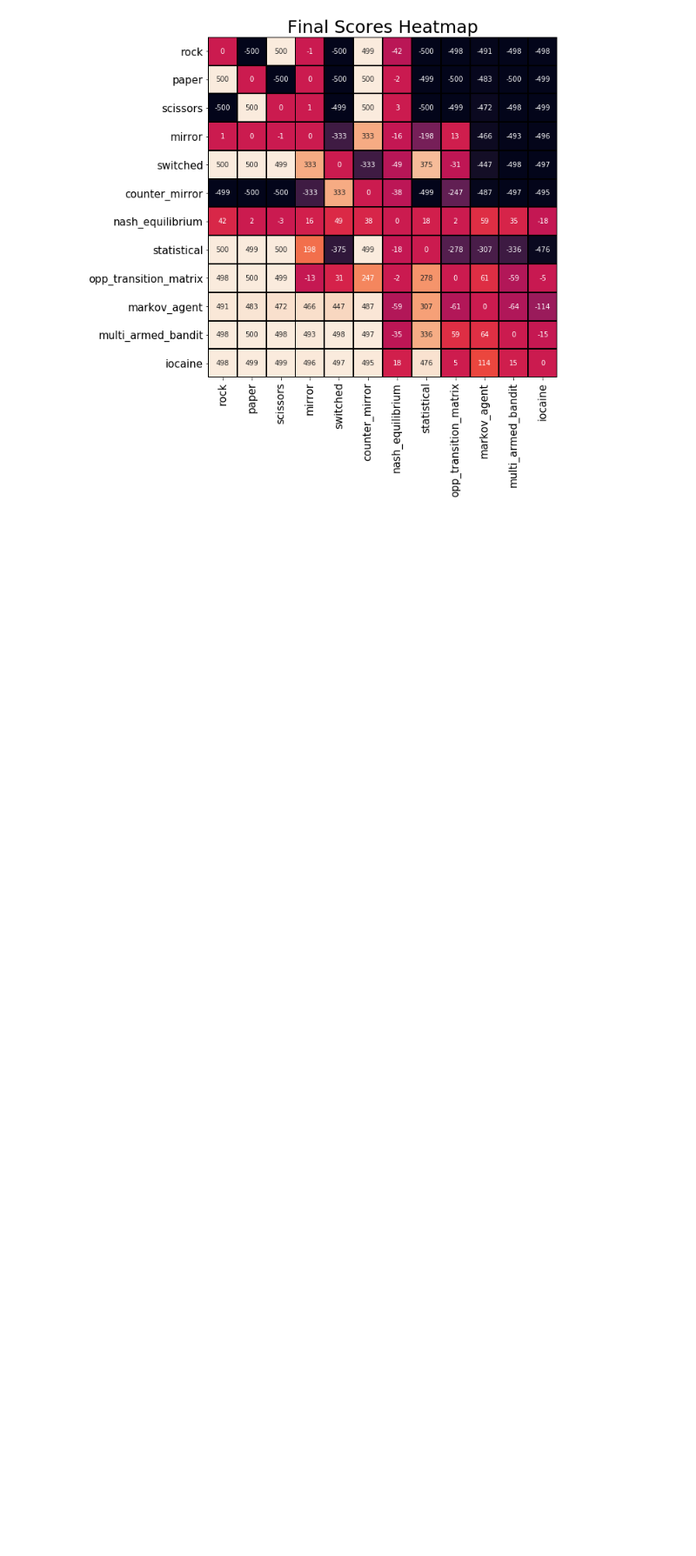
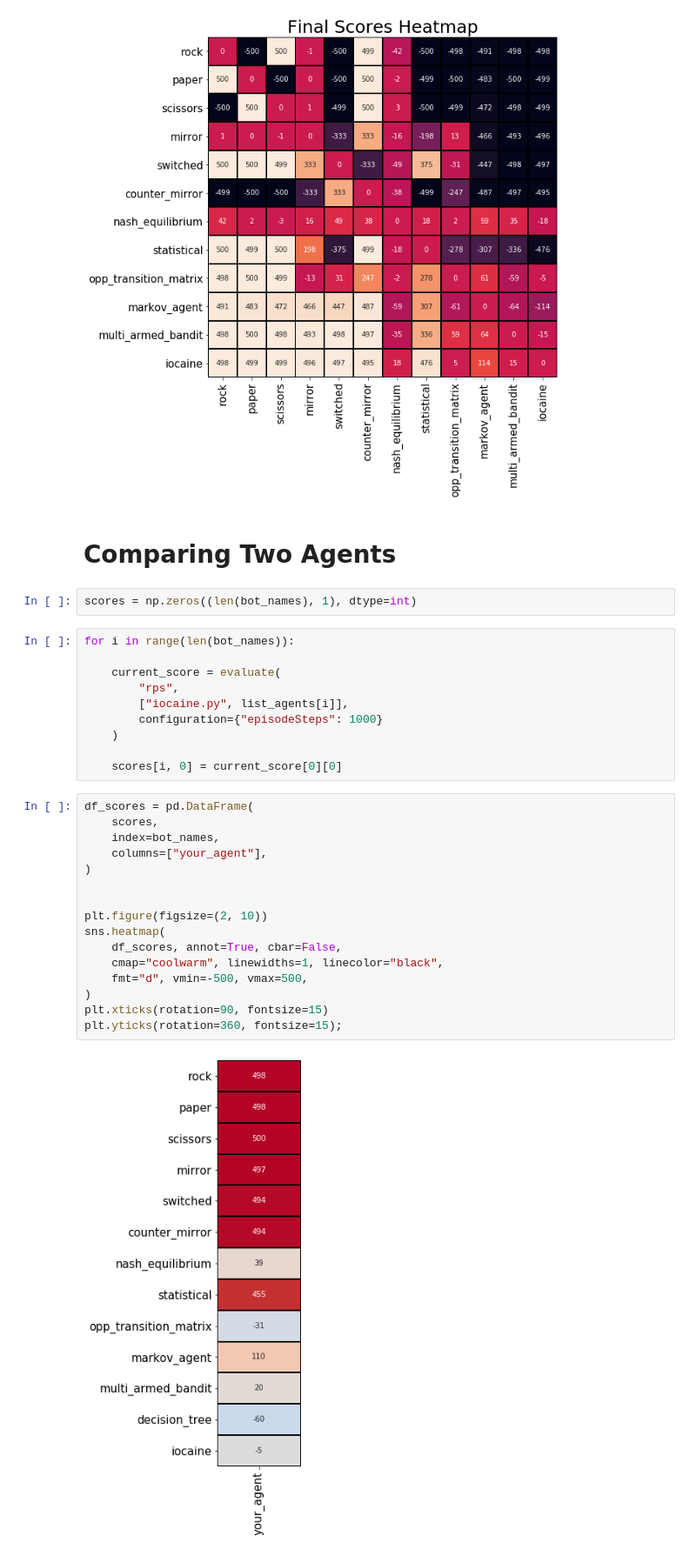
Before and after one commit to WestonKing-Leatham/Rock-Paper-Scissors, a Jupyter notebook: Roshambo.ipynb, the cells around one changed output. Shown at 87% size. Drawn from its saved outputs; the diff is of its cells as text; blank space fills up the shorter version.

Commit message:
Can now test single agent vs all

```diff
--- a/Roshambo.ipynb
+++ b/Roshambo.ipynb
@@ -968,6 +968,38 @@ plt.xticks(rotation=90, fontsize=15)
 plt.yticks(fontsize=15);
 # %% [output]
 [figure]
+# %% [markdown]
+# Comparing Two  Agents
+# %%
+scores = np.zeros((len(bot_names), 1), dtype=int)
+# %%
+for i in range(len(bot_names)):
+
+    current_score = evaluate(
+        "rps",
+        ["iocaine.py", list_agents[i]],
+        configuration={"episodeSteps": 1000}
+    )
+
+    scores[i, 0] = current_score[0][0]
+# %%
+df_scores = pd.DataFrame(
+    scores,
+    index=bot_names,
+    columns=["your_agent"],
+)
+
+
+plt.figure(figsize=(2, 10))
+sns.heatmap(
+    df_scores, annot=True, cbar=False,
+    cmap="coolwarm", linewidths=1, linecolor="black",
+    fmt="d", vmin=-500, vmax=500,
+)
+plt.xticks(rotation=90, fontsize=15)
+plt.yticks(rotation=360, fontsize=15);
+# %% [output]
+[figure, added]
 # %% [markdown]
 # TO DO:
 
```
Also changed, not shown: parts of 1 cell of this notebook.
